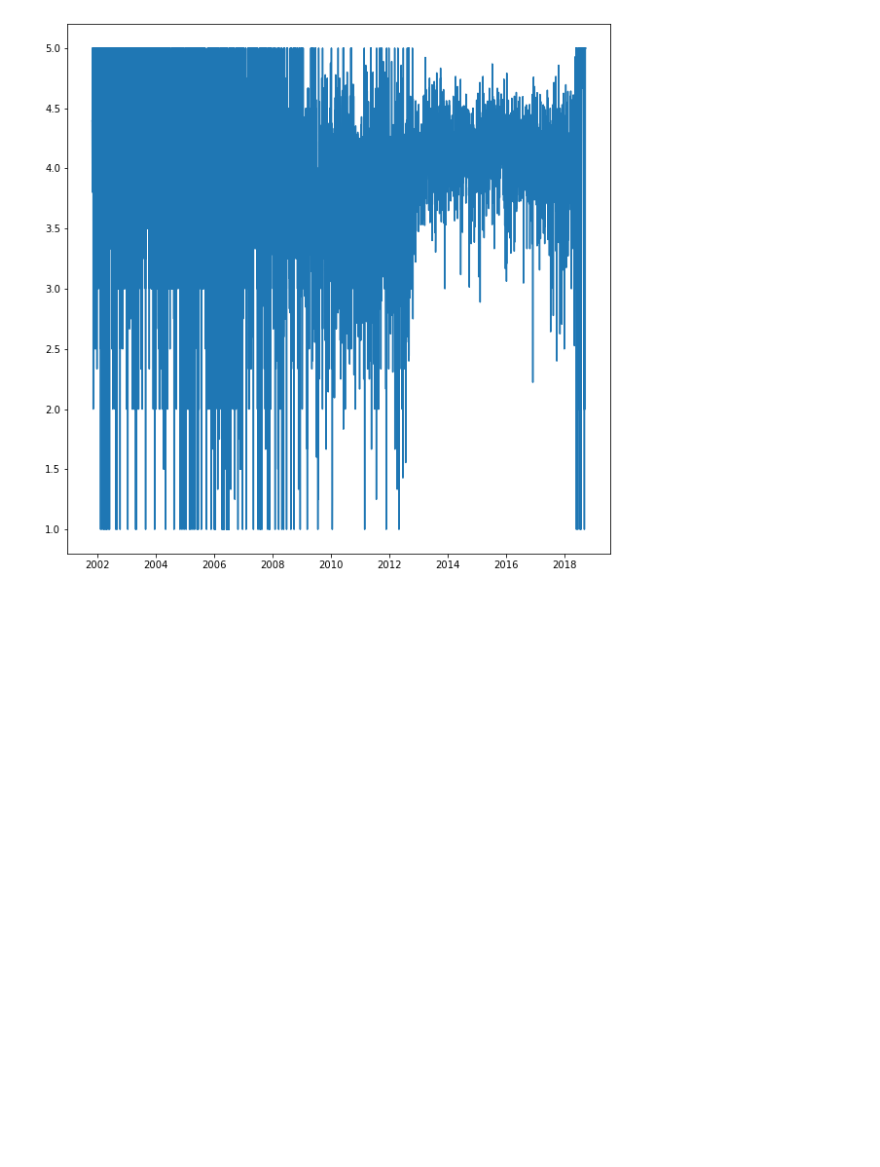
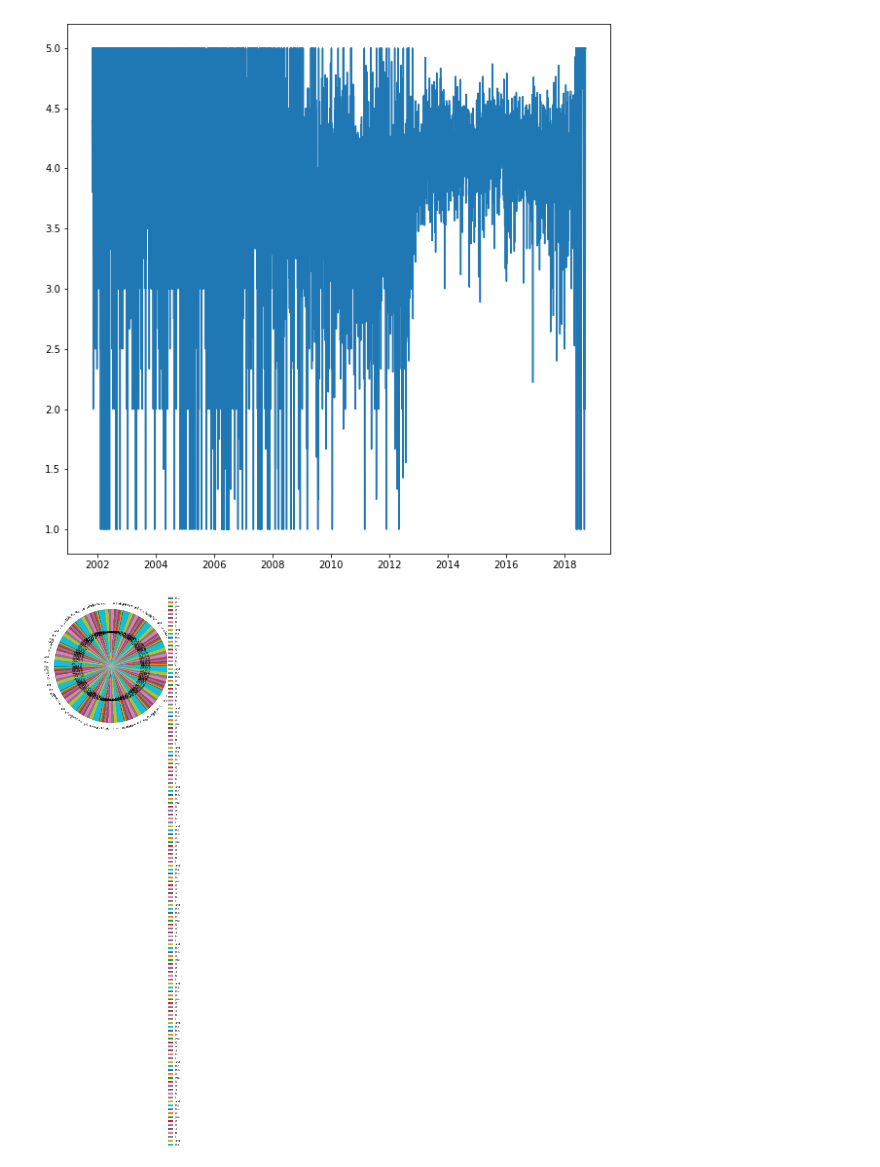
Before and after one commit to medvidov/dsci510final, a Jupyter notebook: HW4/HW 4 Proof of Concept.ipynb, the cells around one changed output. Drawn from its saved outputs; the diff is of its cells as text; code cells hidden in the pictures; blank space fills up the shorter version.

```diff
--- a/HW4/HW 4 Proof of Concept.ipynb
+++ b/HW4/HW 4 Proof of Concept.ipynb
@@ -366,3 +366,20 @@ plt.plot(all_average_ratings['../data/ratings/Magazine_Subscriptions.csv']['Aver
 plt.show()
 # %% [output]
 [figure]
+# %%
+
+
+for i in range(len(test)):
+    counts.append(test[i][1])
+    labels.append(test[i][0])
+
+def absolute_value(val):
+    a  = np.round(val/100.*sum(counts), 0)
+    return a
+
+plt.figure(figsize=(10, 10))
+plt.pie(counts, labels = labels, autopct=absolute_value)
+plt.legend()
+plt.show()
+# %% [output]
+[figure, added]
```
Also changed, not shown: parts of 2 cells of this notebook, 13 other files.
